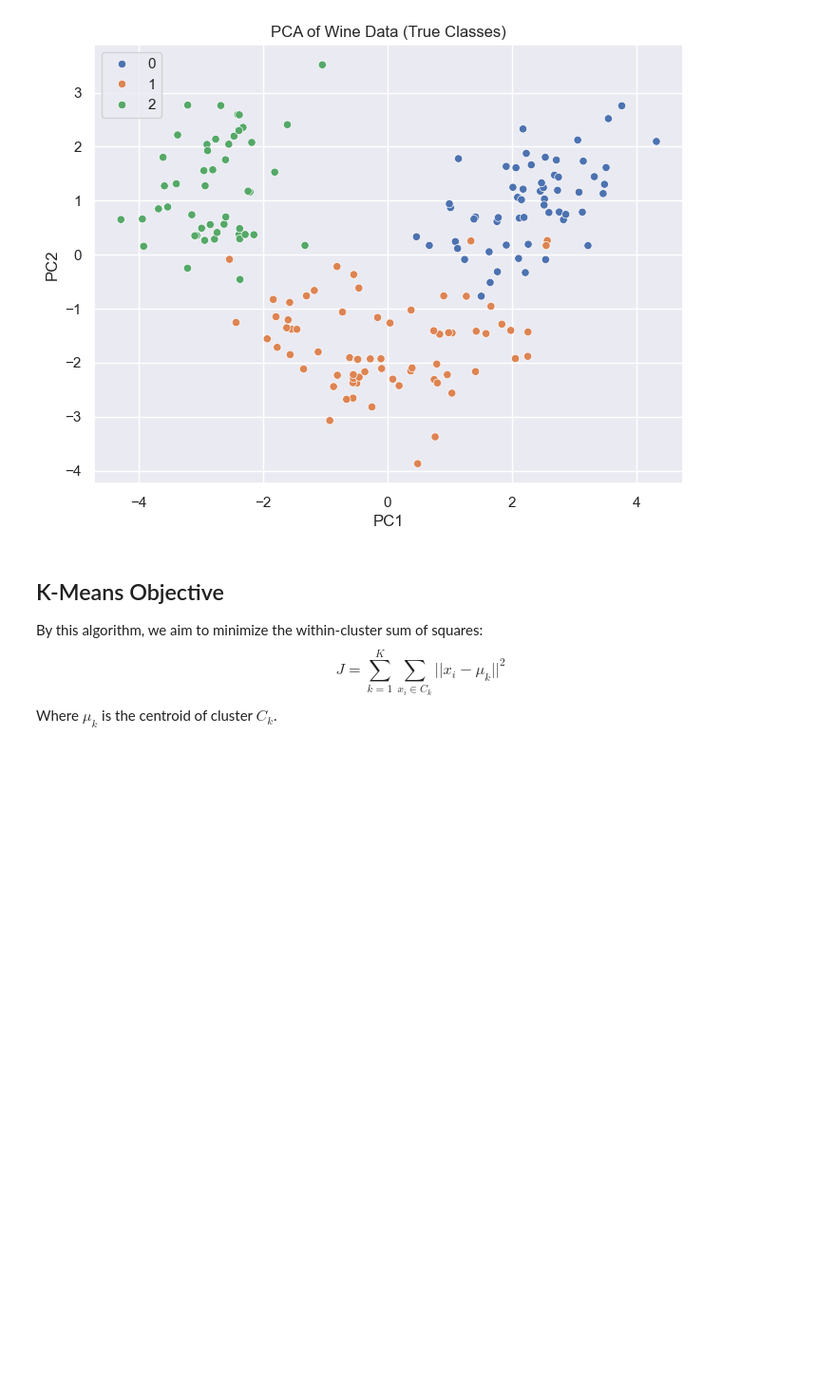
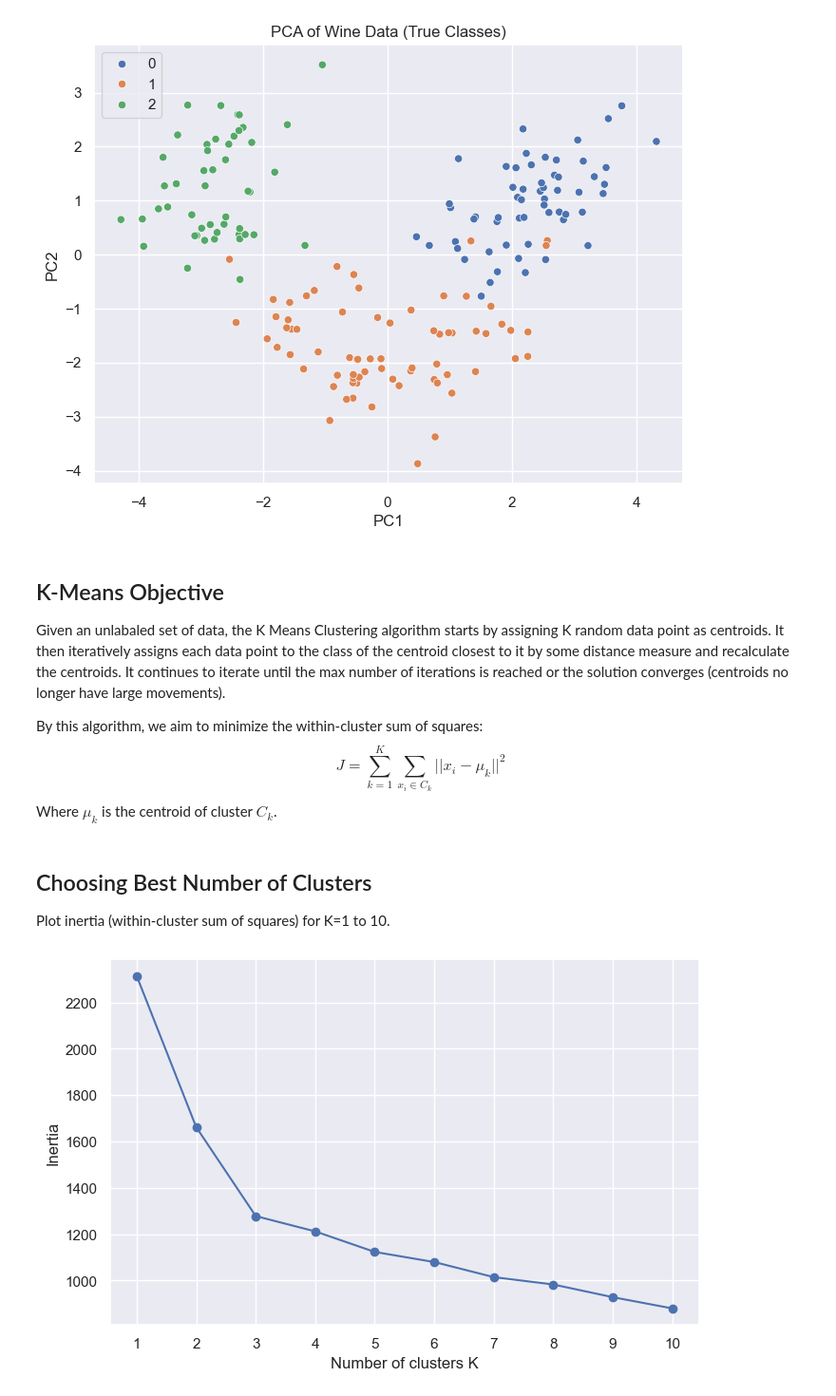
Before and after one commit to t0dd26/CMOR438-Spring-2025, a Jupyter notebook: Unsupervised ML/K_Means_Clustering.ipynb, the cells around one changed output. Shown at 95% size. Cells and saved outputs as stored; diff of their text form; code cells hidden in the pictures; blank space fills up the shorter version.

Commit message:
K Clustering 2 + General fixes

```diff
--- a/Unsupervised ML/K_Means_Clustering.ipynb
+++ b/Unsupervised ML/K_Means_Clustering.ipynb
@@ -60,6 +60,26 @@ plt.show()
 [figure]
 # %% [markdown]
 ## K-Means Objective
+Given an unlabaled set of data, the K Means Clustering algorithm starts by assigning K random data point as centroids. It then iteratively assigns each data point to the class of the centroid closest to it by some distance measure and recalculate the centroids. It continues to iterate until the max number of iterations is reached or the solution converges (centroids no longer have large movements).
+
 By this algorithm, we aim to minimize the within-cluster sum of squares:
 $$J = \sum_{k=1}^K \sum_{x_i \in C_k} ||x_i - \mu_k||^2$$
 Where $\mu_k$ is the centroid of cluster $C_k$.
+# %% [markdown]
+## Choosing Best Number of Clusters
+Plot inertia (within-cluster sum of squares) for K=1 to 10.
+# %%
+inertias = []
+ks = range(1,11)
+for k in ks:
+    km = KMeans(n_clusters=k, random_state=42)
+    km.fit(X_scaled)
+    inertias.append(km.inertia_)
+plt.figure(figsize=(8,5))
+plt.plot(ks, inertias, 'o-')
+plt.xlabel('Number of clusters K')
+plt.ylabel('Inertia')
+plt.xticks(ks)
+plt.show()
+# %% [output]
+[figure, added]
```
Also changed, not shown: parts of 12 cells of this notebook, 14 other files.
